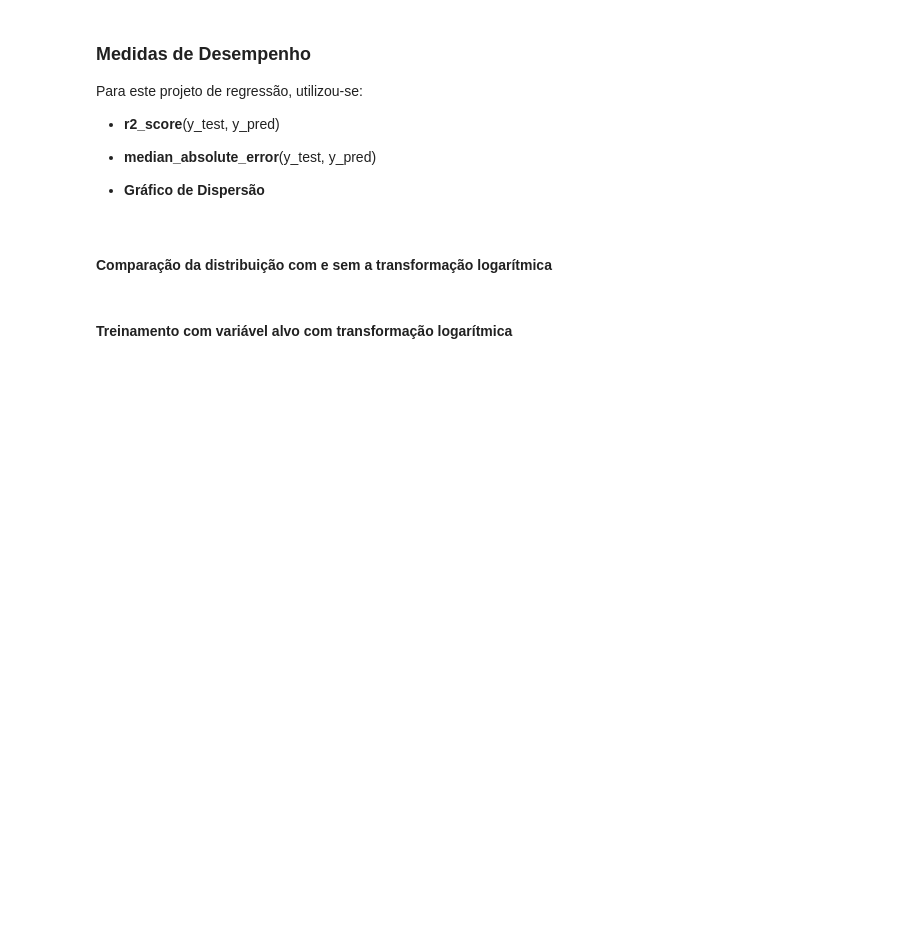
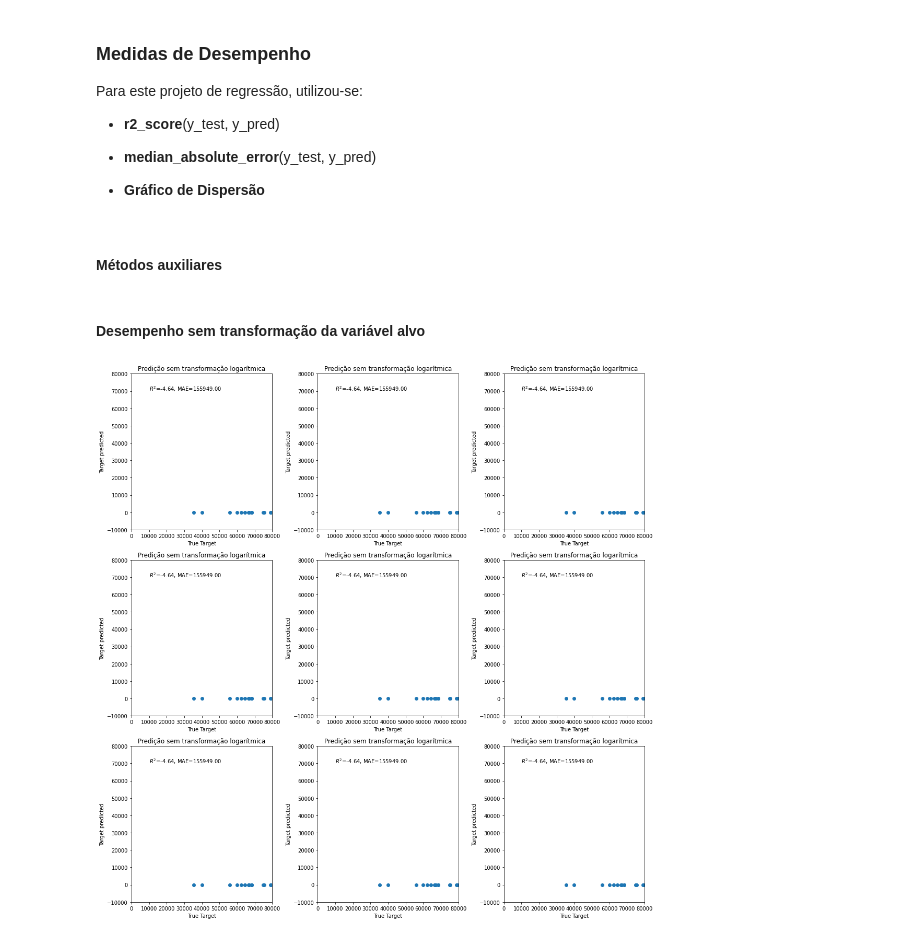
Before and after one commit to anisiobfilho/regression_neuralnetworks_univasf, a Jupyter notebook: RegressionByNeuralNetwork.ipynb, the cells around one changed output. Drawn from its saved outputs; the diff is of its cells as text; code cells hidden in the pictures; blank space fills up the shorter version.

Commit message:
fix: charts

```diff
--- a/RegressionByNeuralNetwork.ipynb
+++ b/RegressionByNeuralNetwork.ipynb
@@ -102,6 +108,11 @@ models = {
   (item['lr'], item['hidden_neurons']): create_model(X_train.shape[-1], item['hidden_neurons'], item['lr']) \
       for item in combined_parameters
 }
+
+models_log = {
+  (item['lr'], item['hidden_neurons']): create_model(X_train.shape[-1], item['hidden_neurons'], item['lr']) \
+      for item in combined_parameters
+}
 # %% [output]
 Learning Rate = 0.001
 Neurônios na camada escondida = 4
@@ -123,10 +136,6 @@ None
 # %%
-batch_size = 16
-epochs = 1000
-Log = {}
-
 for pair in models.keys():
     print(f'Treinando com:\nLearning Rate = {pair[0]}\nNeurônios na camada escondida = {pair[1]}\n')
-    Log[pair] = models[pair].fit(X_train, y_train, batch_size=16, epochs=epochs)
+    Log[pair] = models[pair].fit(X_train, y_train, batch_size=batch_size, epochs=epochs)
     print('\n\n')
 # %% [output]
@@ -150,0 +161,4 @@ KeyboardInterrupt: ignored
+# %%
+for pair in models_log.keys():
+    print(f'Treinando com:\nLearning Rate = {pair[0]}\nNeurônios na camada escondida = {pair[1]}')
+    Log[pair] = models_log[pair].fit(X_train, y_train_log, batch_size=batch_size, epochs=epochs)
@@ -156,6 +188,8 @@ Para este projeto de regressão, utilizou-se:
 - **median_absolute_error**(y_test, y_pred)
 
 - **Gráfico de Dispersão**
+# %% [markdown]
+#### Métodos auxiliares
 # %%
 import matplotlib
 import matplotlib.pyplot as plt
@@ -186,5 +228,11 @@ def plot_target_metricts(mlp, X_test, y_test, transformed=False):
+# %% [markdown]
+#### Desempenho sem transformação da variável alvo
 # %%
+y_pred_data = []
 for pair in models.keys():
-    plot_target_metricts(models[pair], X_test, y_test)
+    y_pred_data.append(predict(models[pair], X_test, y_test))
+
+
+plot_target_metricts(y_test, y_pred_data)
+# %% [output]
+[figure, added]
-# %% [markdown]
-#### Comparação da distribuição com e sem a transformação logarítmica
@@ -206,2 +238,0 @@ f.tight_layout(rect=[0.05, 0.05, 0.95, 0.95])
-# %% [markdown]
-#### Treinamento com variável alvo com transformação logarítmica
```
Also changed, not shown: parts of 17 cells of this notebook.
